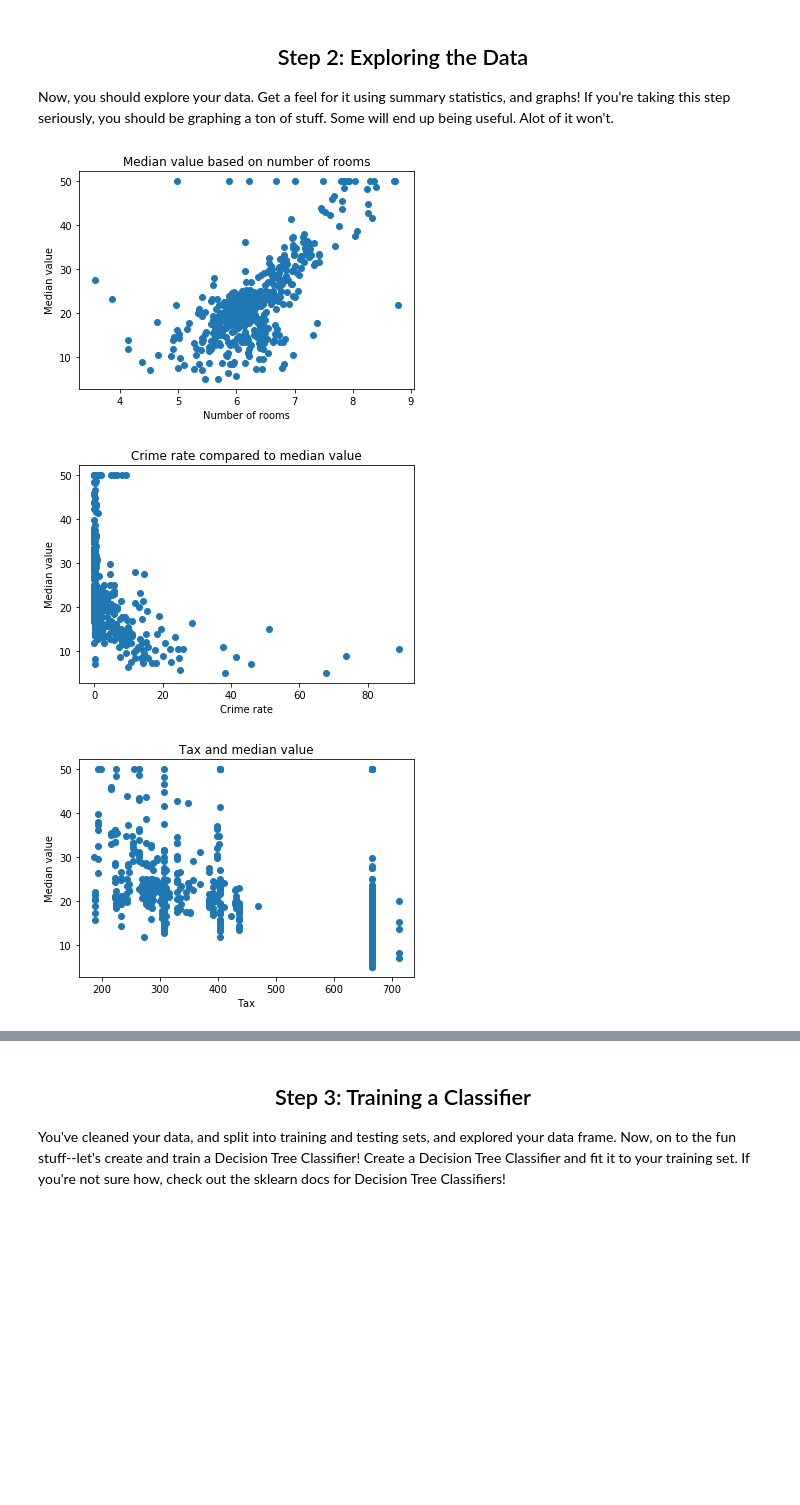
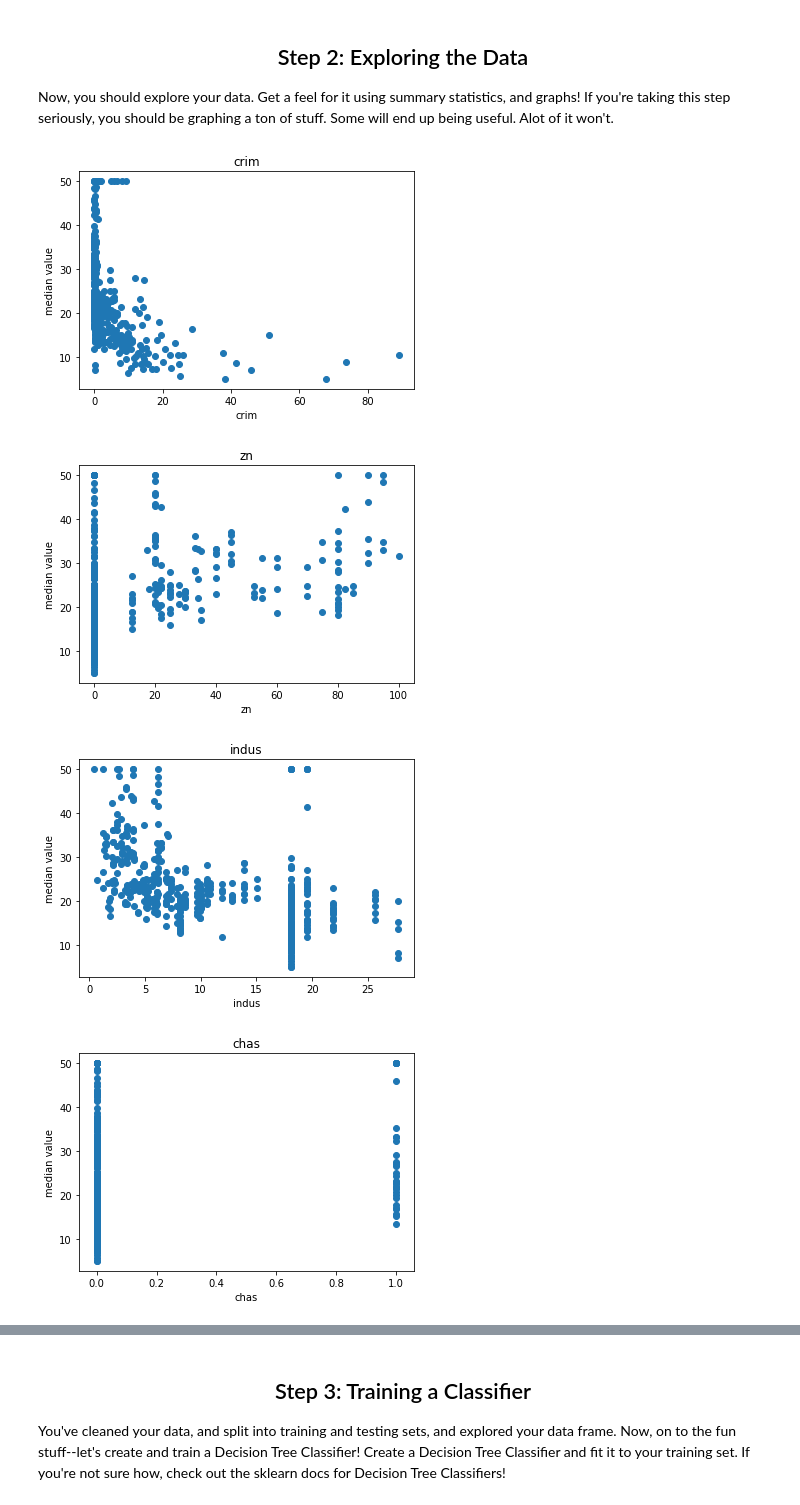
Before and after one commit to Nicholas-Swift/Machine-Learning, a Jupyter notebook: ML_Day6_Nick/notebook.ipynb, the cells around one changed output, grey strips where cells are left out. Saved outputs shown, nothing was run; the diff lists cells and outputs as text; code cells hidden in the pictures; blank space fills up the shorter version.

```diff
--- a/ML_Day6_Nick/notebook.ipynb
+++ b/ML_Day6_Nick/notebook.ipynb
@@ -48,31 +27,20 @@ train, test = train_test_split(df, train_size=0.7)
 <center><h2>Step 2: Exploring the Data</h2></center>
 
 Now, you should explore your data.  Get a feel for it using summary statistics, and graphs!  If you're taking this step seriously, you should be graphing a ton of stuff. Some will end up being useful.  Alot of it won't.
-# %%
-# Explore the data set here!
-import matplotlib.pyplot as plt
-
-# Plot ages
-plt.figure(1)
-plt.title("Median value based on number of rooms")
-plt.ylabel("Median value")
-plt.xlabel("Number of rooms")
-plt.scatter(df["rm"], df["medv"])
-
-plt.figure(2)
-plt.title("Crime rate compared to median value")
-plt.ylabel("Median value")
-plt.xlabel("Crime rate")
-plt.scatter(df["crim"], df["medv"])
-
-plt.figure(3)
-plt.title("Tax and median value")
-plt.ylabel("Median value")
-plt.xlabel("Tax")
-plt.scatter(df["tax"], df["medv"])
-
-plt.show()
-# %% [output]
-[figure, removed]
-[figure, removed]
-[figure, removed]
+# %%
+# Explore the data set here!
+import matplotlib.pyplot as plt
+
+for index, column in enumerate(df.columns):
+    plt.figure(index)
+    plt.title(column)
+    plt.ylabel("median value")
+    plt.xlabel(column)
+    plt.scatter(df[column], df["medv"])
+
+plt.show()
+# %% [output]
+[figure, added]
+[figure, added]
+[figure, added]
+[figure, added]
```
Also changed, not shown: parts of 4 cells of this notebook.
